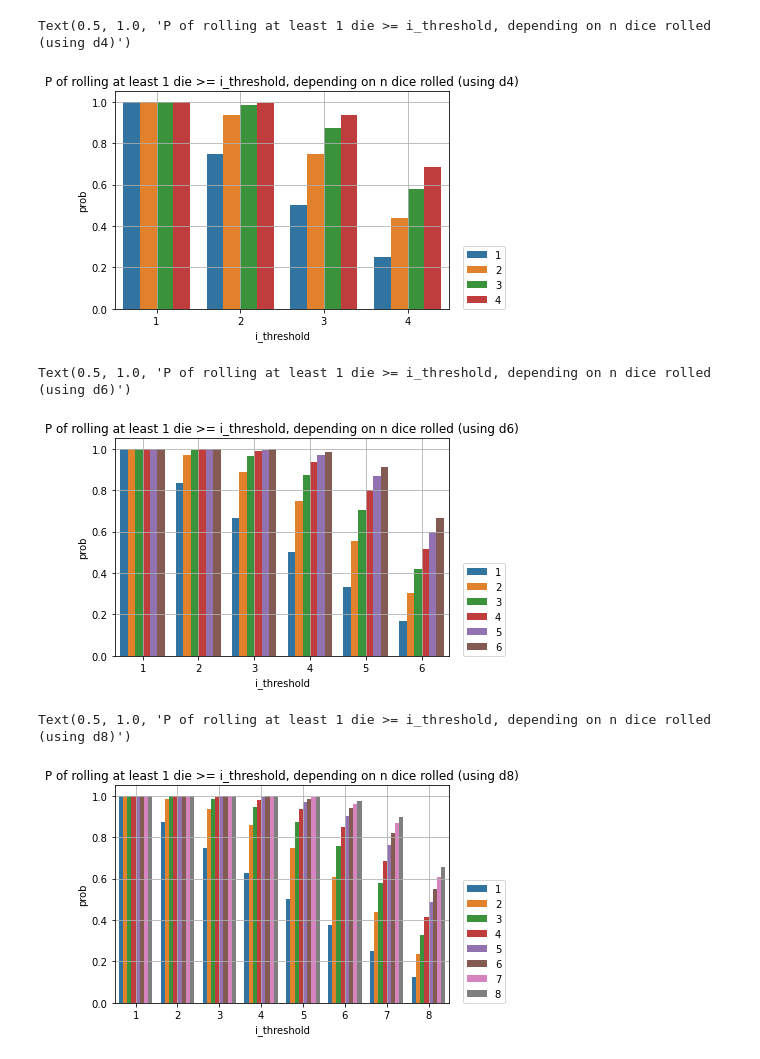
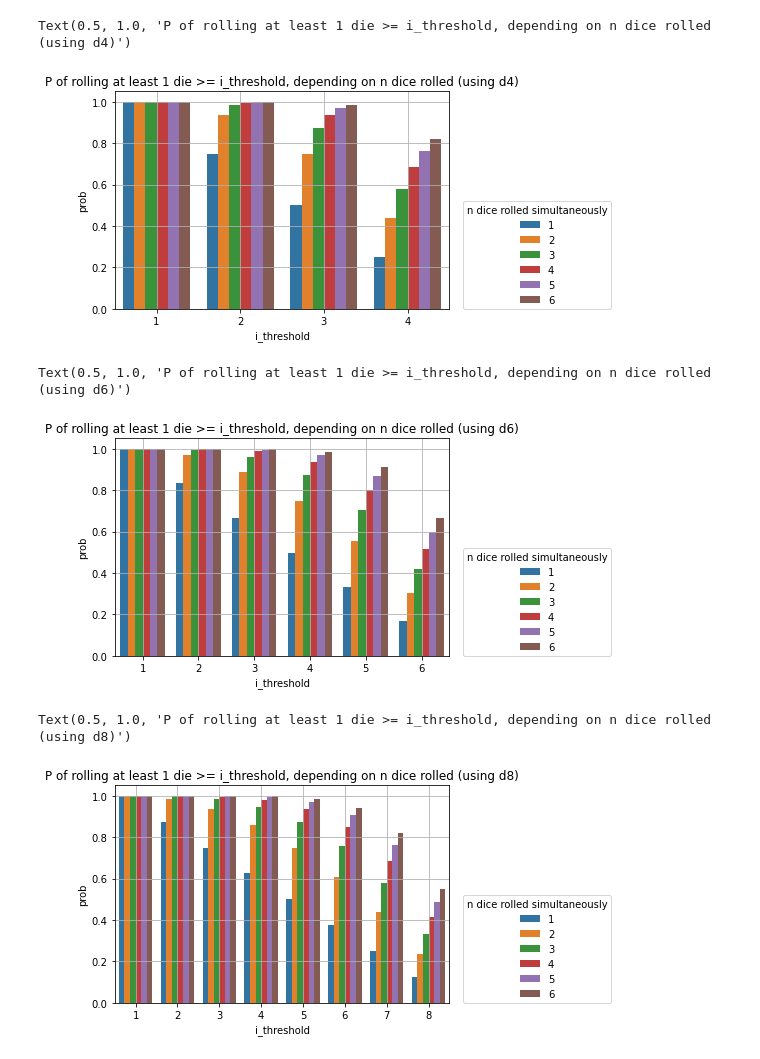
Before and after one commit to drewlr/dice-simulation, a Jupyter notebook: Prob of at least a number.ipynb, the cells around one changed output. Drawn from its saved outputs; the diff is of its cells as text; code cells hidden in the pictures.

Commit message:
tuned the charts, added example

```diff
--- a/Prob of at least a number.ipynb
+++ b/Prob of at least a number.ipynb
@@ -7,5 +8,5 @@ sns.set_palette(sns.color_palette("tab10", 8))
 # %%
-def simulate_dice_throws(dice_n_faces=6, max_n_simultaneous_throws=6, n_simulations = 10000000):
+def simulate_dice_throws(dice_n_faces=6, max_n_simultaneous_throws=6, n_simulations = 1000000):
     simulated_throws = np.random.randint(low = 1, high = dice_n_faces+1,
                                          size=(n_simulations,max_n_simultaneous_throws))
     throws = pd.DataFrame(simulated_throws)
@@ -41,53 +42,56 @@ def prob_at_least_1_higher_than(throws, dice_n_faces=6, max_n_simultaneous_throw
     return results_df
 # %%
 dice_n_faces=4
+max_n_simultaneous_throws = 6
 
 throws = simulate_dice_throws(dice_n_faces=dice_n_faces,
-                              max_n_simultaneous_throws=dice_n_faces)
+                              max_n_simultaneous_throws=max_n_simultaneous_throws)
 
 results_df = prob_at_least_1_higher_than(throws,
                                          dice_n_faces=dice_n_faces,
-                                         max_n_simultaneous_throws=dice_n_faces)
+                                         max_n_simultaneous_throws=max_n_simultaneous_throws)
 
 ax = sns.barplot(x="i_threshold", y="prob", hue="dice_n", data=results_df)
 plt.grid()
-plt.legend(loc=(1.04,0))
+plt.legend(loc=(1.04,0), title="n dice rolled simultaneously")
 plt.title('P of rolling at least 1 die >= i_threshold, depending on n dice rolled (using d'+str(dice_n_faces)+')')
 # %% [output]
 Text(0.5, 1.0, 'P of rolling at least 1 die >= i_threshold, depending on n dice rolled (using d4)')
-[figure, old version]
+[figure, new version]
 # %%
 dice_n_faces=6
+max_n_simultaneous_throws = 6
 
 throws = simulate_dice_throws(dice_n_faces=dice_n_faces,
-                              max_n_simultaneous_throws=dice_n_faces)
+                              max_n_simultaneous_throws=max_n_simultaneous_throws)
 
 results_df = prob_at_least_1_higher_than(throws,
                                          dice_n_faces=dice_n_faces,
-                                         max_n_simultaneous_throws=dice_n_faces)
+                                         max_n_simultaneous_throws=max_n_simultaneous_throws)
 
 ax = sns.barplot(x="i_threshold", y="prob", hue="dice_n", data=results_df)
 plt.grid()
-plt.legend(loc=(1.04,0))
+plt.legend(loc=(1.04,0), title="n dice rolled simultaneously")
 plt.title('P of rolling at least 1 die >= i_threshold, depending on n dice rolled (using d'+str(dice_n_faces)+')')
 # %% [output]
 Text(0.5, 1.0, 'P of rolling at least 1 die >= i_threshold, depending on n dice rolled (using d6)')
-[figure, old version]
+[figure, new version]
 # %%
 dice_n_faces=8
+max_n_simultaneous_throws = 6
 
 throws = simulate_dice_throws(dice_n_faces=dice_n_faces,
-                              max_n_simultaneous_throws=dice_n_faces)
+                              max_n_simultaneous_throws=max_n_simultaneous_throws)
 
 results_df = prob_at_least_1_higher_than(throws,
                                          dice_n_faces=dice_n_faces,
-                                         max_n_simultaneous_throws=dice_n_faces)
+                                         max_n_simultaneous_throws=max_n_simultaneous_throws)
 
 
 ax = sns.barplot(x="i_threshold", y="prob", hue="dice_n", data=results_df)
 plt.grid()
-plt.legend(loc=(1.04,0))
+plt.legend(loc=(1.04,0), title="n dice rolled simultaneously")
 plt.title('P of rolling at least 1 die >= i_threshold, depending on n dice rolled (using d'+str(dice_n_faces)+')')
 # %% [output]
 Text(0.5, 1.0, 'P of rolling at least 1 die >= i_threshold, depending on n dice rolled (using d8)')
-[figure, old version]
+[figure, new version]
```
Also changed, not shown: parts of 3 cells of this notebook, 1 other file.
